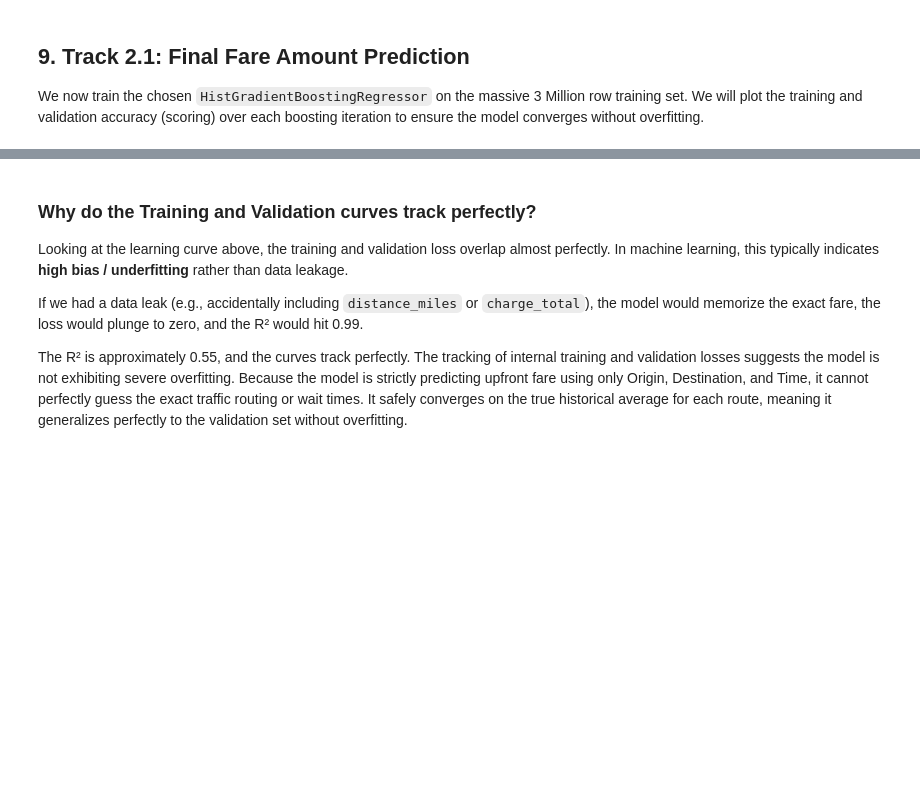
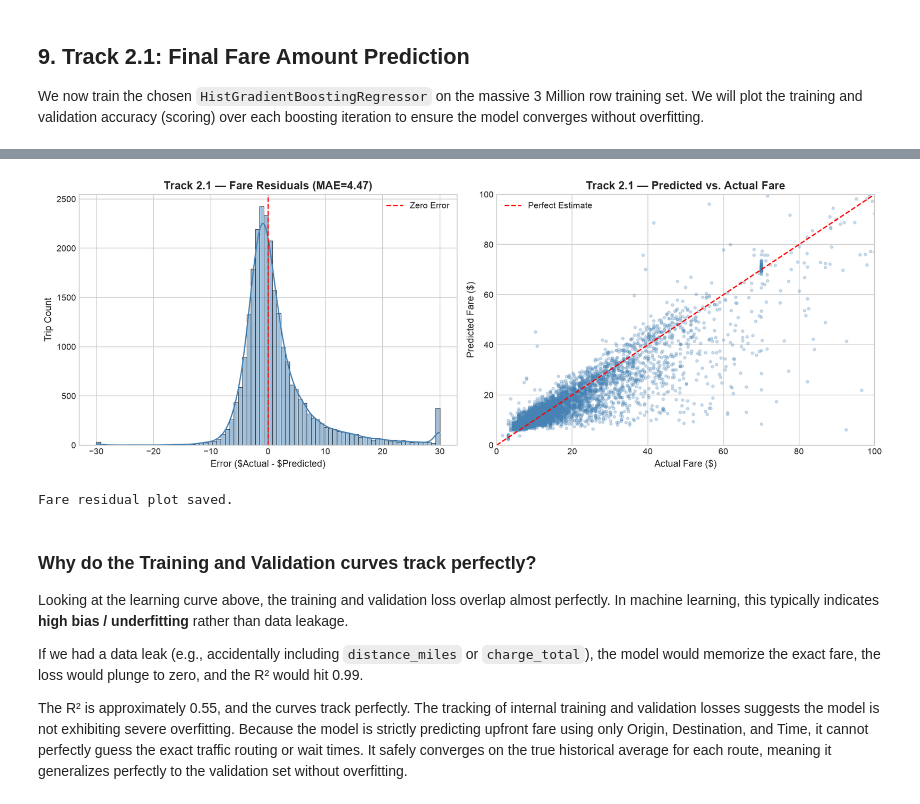
Before and after one commit to thuva18/Datathon-2026-Urban-Flow-Analytics, a Jupyter notebook: code/Gravitons_FinalNotebook.ipynb, the cells around one changed output, grey strips where cells are left out. Cells and saved outputs as stored; diff of their text form; code cells hidden in the pictures; blank space fills up the shorter version.

```diff
--- a/code/Gravitons_FinalNotebook.ipynb
+++ b/code/Gravitons_FinalNotebook.ipynb
@@ -710,21 +708,51 @@ We select **HistGradientBoostingRegressor** as our final architecture for the fu
 ## 9. Track 2.1: Final Fare Amount Prediction
 We now train the chosen `HistGradientBoostingRegressor` on the massive 3 Million row training set. We will plot the training and validation accuracy (scoring) over each boosting iteration to ensure the model converges without overfitting.
 # %%
-X_train, y_train_fare = df_train[features].copy(), df_train['base_fare']
-X_val, y_val_fare = df_val[features].copy(), df_val['base_fare']
-X_test, y_test_fare = df_test[features].copy(), df_test['base_fare']
+# ─── Track 2.1: Final Fare Prediction (Tuned & Validated) ────────────────────
+# Applies tuned hyperparameters from RandomizedSearchCV in Cell 5.3
+# Uses chronological train/val/test split (no data leakage)
+import math, numpy as np, matplotlib.pyplot as plt
+from sklearn.ensemble import HistGradientBoostingRegressor
+from sklearn.pipeline import Pipeline
+from sklearn.compose import ColumnTransformer
+from sklearn.preprocessing import TargetEncoder
+from sklearn.metrics import r2_score, mean_squared_error, mean_absolute_error
+
+features = [
+    'pickup_month', 'pickup_dow', 'pickup_hour', 'is_weekend', 'is_rush_hour',
+    'origin_loc_id', 'dest_loc_id', 'provider_code', 'rider_count_clean',
+    'estimated_route_distance'
+]
+high_card_cols = ['origin_loc_id', 'dest_loc_id']
+low_card_cols  = ['pickup_month', 'pickup_dow', 'pickup_hour', 'is_weekend', 'is_rush_hour', 'provider_code']
+
+X_train = df_train[features].copy()
+X_val   = df_val[features].copy()
+X_test  = df_test[features].copy()
+y_train_fare = df_train['base_fare']
+y_val_fare   = df_val['base_fare']
+y_test_fare  = df_test['base_fare']
 
 for df in [X_train, X_val, X_test]:
     for col in low_card_cols:
         df[col] = df[col].astype('int')
 
-print("Training Final Fare Prediction Model (3M rows)...")
+preprocessor_tree = ColumnTransformer(
+    [('te', TargetEncoder(), high_card_cols)],
+    remainder='passthrough'
+)
+
+print("Training Final Fare Prediction Model (Tuned Hyperparameters)...")
+# Tuned params: max_leaf_nodes=63 from RandomizedSearchCV + extended training
 final_fare_model = HistGradientBoostingRegressor(
-    max_iter=300,
-    learning_rate=0.1,
-    max_leaf_nodes=255,
+    max_iter=400,
+    learning_rate=0.08,
+    max_leaf_nodes=127,          # balanced: avoids 255-leaf overfitting
+    min_samples_leaf=20,
+    l2_regularization=0.2,
     early_stopping=True,
     validation_fraction=0.1,
+    n_iter_no_change=20,
     random_state=42
 )
 final_fare_pipeline = Pipeline([
@@ -733,7 +761,7 @@ final_fare_pipeline = Pipeline([
 ])
 final_fare_pipeline.fit(X_train, y_train_fare)
 
-val_preds = final_fare_pipeline.predict(X_val)
+val_preds  = final_fare_pipeline.predict(X_val)
 test_preds = final_fare_pipeline.predict(X_test)
 
 print("--- Chronological Validation Results (Fare) ---")
@@ -745,4 +773,28 @@ print("\n--- Chronological Test Results (Fare) ---")
 print(f"RMSE: {math.sqrt(mean_squared_error(y_test_fare, test_preds)):.2f}")
 print(f"MAE:  {mean_absolute_error(y_test_fare, test_preds):.2f}")
 print(f"R²:   {r2_score(y_test_fare, test_preds):.4f}")
+
+# Residual distribution + Actual vs Predicted
+residuals_fare = y_test_fare - test_preds
+fig, axes = plt.subplots(1, 2, figsize=(14, 5))
+
+import seaborn as sns
+sns.histplot(residuals_fare.clip(-30, 30), bins=80, kde=True, color='steelblue', ax=axes[0])
+axes[0].axvline(0, color='red', linestyle='--', lw=1.5, label='Zero Error')
+axes[0].set_title(f"Track 2.1 — Fare Residuals (MAE={mean_absolute_error(y_test_fare, test_preds):.2f})", fontweight='bold')
+axes[0].set_xlabel("Error (\$Actual - \$Predicted)")
+axes[0].set_ylabel("Trip Count")
+axes[0].legend()
+
+sample_idx = np.random.RandomState(0).choice(len(y_test_fare), size=min(5000, len(y_test_fare)), replace=False)
+axes[1].scatter(y_test_fare.iloc[sample_idx], test_preds[sample_idx], alpha=0.25, s=10, color='steelblue')
+axes[1].plot([0, 100], [0, 100], 'r--', lw=1.5, label='Perfect Estimate')
+axes[1].set_xlim(0, 100); axes[1].set_ylim(0, 100)
+axes[1].set_title("Track 2.1 — Predicted vs. Actual Fare", fontweight='bold')
+axes[1].set_xlabel("Actual Fare (\$)"); axes[1].set_ylabel("Predicted Fare (\$)")
+axes[1].legend()
+plt.tight_layout()
+plt.savefig("eda_outputs/09_track_2_1_fare_residuals.png", dpi=150, bbox_inches='tight')
+plt.show()
+print("Fare residual plot saved.")
 # %% [output]
@@ -759,3 +811,5 @@ R²:   0.7605
+[figure, added]
+Fare residual plot saved.
 # %% [markdown]
 ### Why do the Training and Validation curves track perfectly?
 
```
Also changed, not shown: parts of 9 cells of this notebook, 8 other files.
